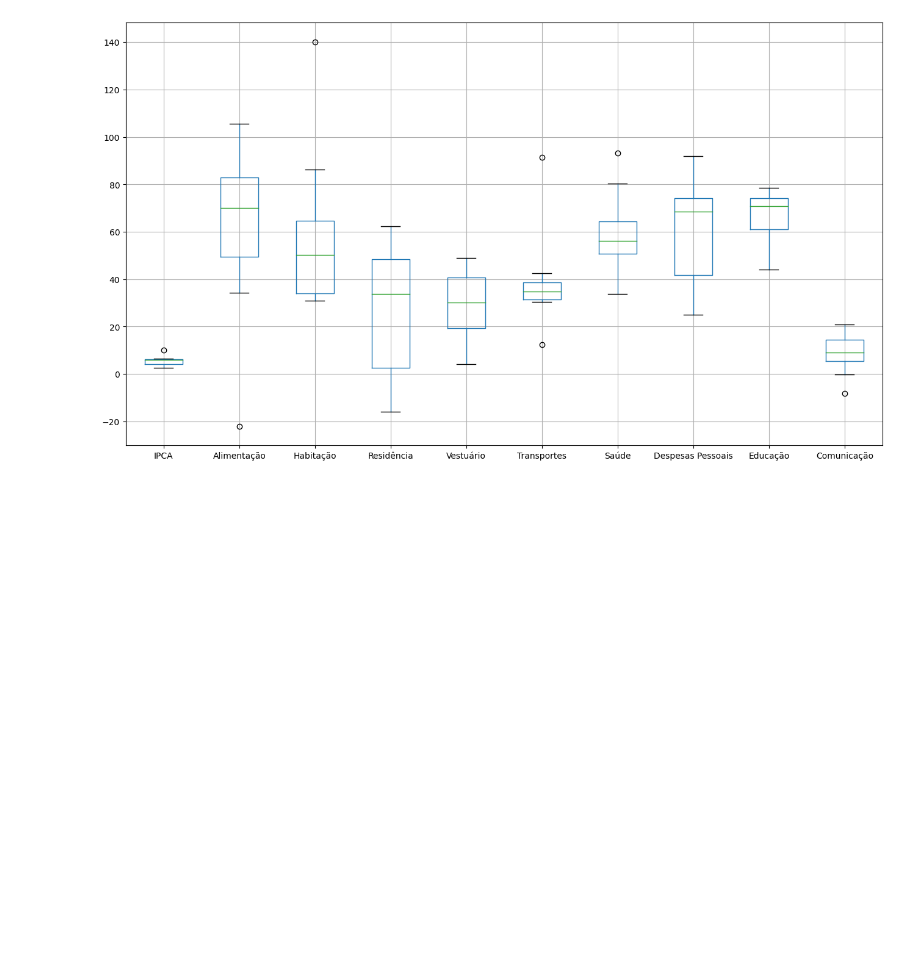
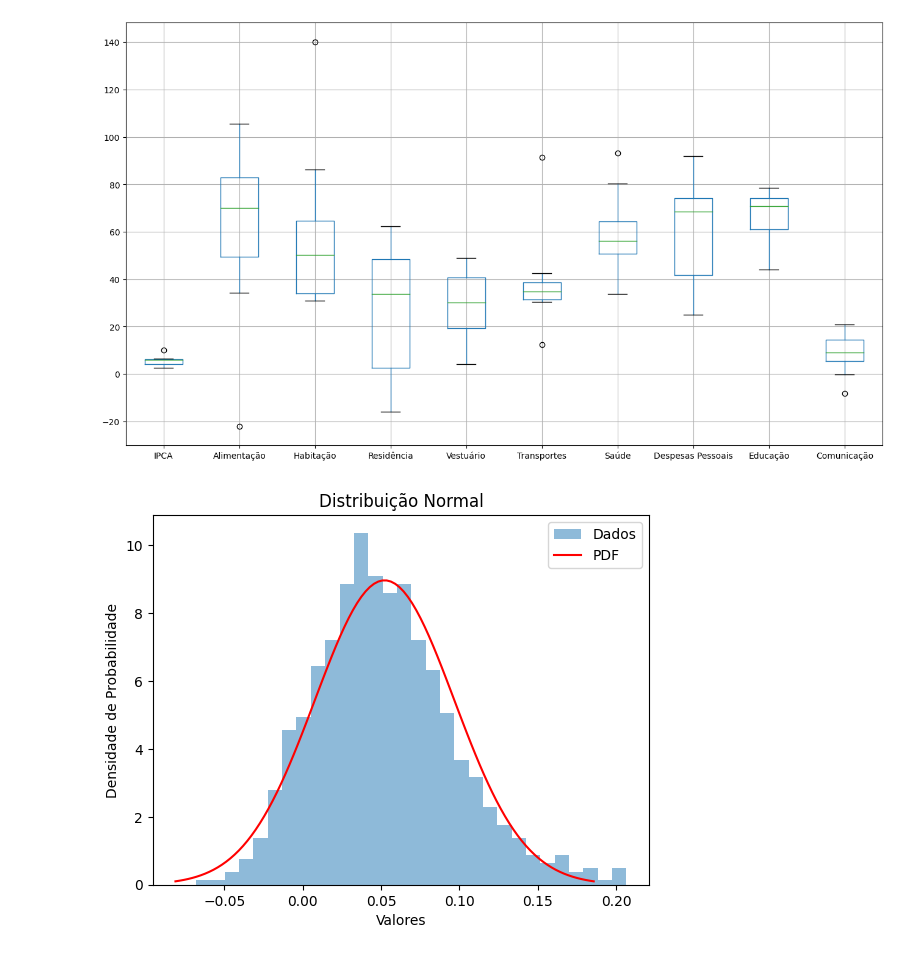
Before and after one commit to masterkey-07/proj-prob-ibge, a Jupyter notebook: notebook.ipynb, the cells around one changed output. Cells and saved outputs as stored; diff of their text form; code cells hidden in the pictures; blank space fills up the shorter version.

```diff
--- a/notebook.ipynb
+++ b/notebook.ipynb
@@ -93,3 +93,33 @@ agrupado_ano.sum()[['IPCA',*columns[:9]]].boxplot(return_type='axes', figsize=(1
 # %% [output]
 <Axes: >
 [figure]
+# %%
+import numpy as np
+import matplotlib.pyplot as plt
+from scipy.stats import norm
+
+# Gerar uma amostra de dados seguindo uma distribuição normal
+data = dados['IPCA']
+mu = data.mean()  # Média
+sigma = data.std()  # Desvio padrão
+
+# Calcular estatísticas básicas
+mean = np.mean(data)
+std = np.std(data)
+variance = np.var(data)
+
+# Plotar o histograma dos dados
+plt.hist(data, bins=30, density=True, alpha=0.5, label='Dados')
+
+# Plotar a função de densidade de probabilidade (PDF)
+x = np.linspace(mu - 3*sigma, mu + 3*sigma, 100)
+pdf = norm.pdf(x, mu, sigma)
+plt.plot(x, pdf, 'r', label='PDF')
+
+plt.title('Distribuição Normal')
+plt.xlabel('Valores')
+plt.ylabel('Densidade de Probabilidade')
+plt.legend()
+plt.show()
+# %% [output]
+[figure, added]
```
